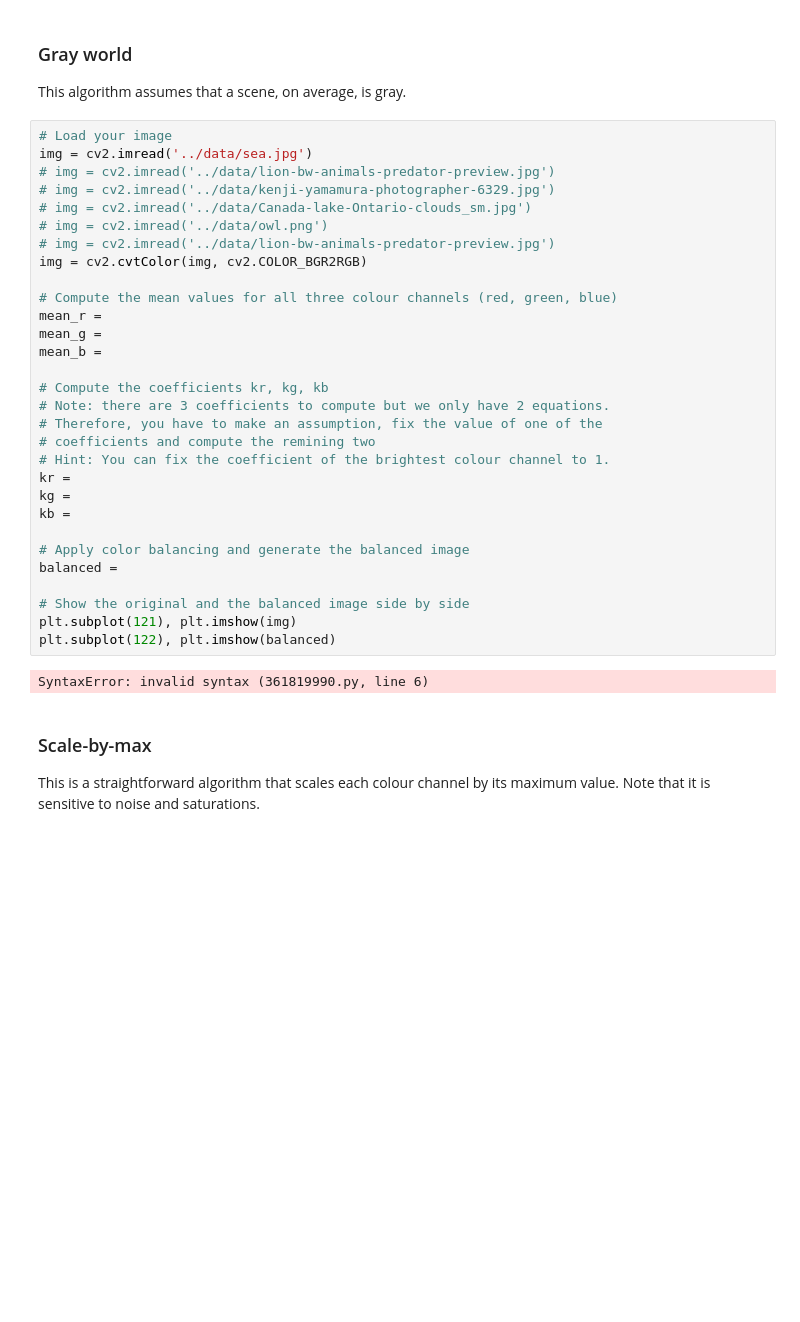
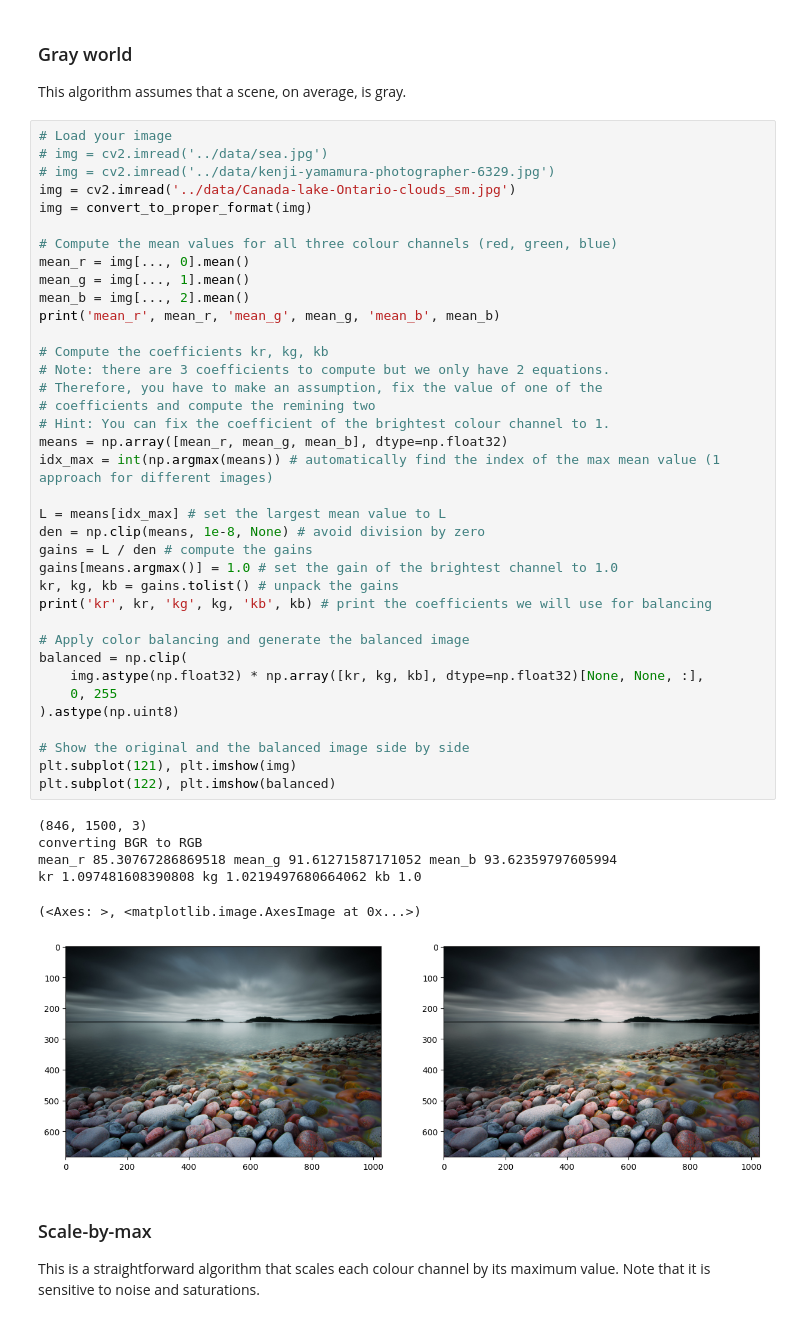
Before and after one commit to Turkevich91/robot_dreams, a Jupyter notebook: lesson_2/homework/Homework.ipynb, the cells around one changed output. Cells and saved outputs as stored; diff of their text form; blank space fills up the shorter version.

```diff
--- a/lesson_2/homework/Homework.ipynb
+++ b/lesson_2/homework/Homework.ipynb
@@ -80,36 +78,48 @@ plt.subplot(122), plt.imshow(balanced)
 This algorithm assumes that a scene, on average, is gray.
 # %%
 # Load your image
-img = cv2.imread('../data/sea.jpg')
-# img = cv2.imread('../data/lion-bw-animals-predator-preview.jpg')
+# img = cv2.imread('../data/sea.jpg')
 # img = cv2.imread('../data/kenji-yamamura-photographer-6329.jpg')
-# img = cv2.imread('../data/Canada-lake-Ontario-clouds_sm.jpg')
-# img = cv2.imread('../data/owl.png')
-# img = cv2.imread('../data/lion-bw-animals-predator-preview.jpg')
-img = cv2.cvtColor(img, cv2.COLOR_BGR2RGB)
+img = cv2.imread('../data/Canada-lake-Ontario-clouds_sm.jpg')
+img = convert_to_proper_format(img)
 
 # Compute the mean values for all three colour channels (red, green, blue)
-mean_r =
-mean_g =
-mean_b =
+mean_r = img[..., 0].mean()
+mean_g = img[..., 1].mean()
+mean_b = img[..., 2].mean()
+print('mean_r', mean_r, 'mean_g', mean_g, 'mean_b', mean_b)
 
 # Compute the coefficients kr, kg, kb
 # Note: there are 3 coefficients to compute but we only have 2 equations.
 # Therefore, you have to make an assumption, fix the value of one of the
 # coefficients and compute the remining two
 # Hint: You can fix the coefficient of the brightest colour channel to 1.
-kr =
-kg =
-kb =
+means = np.array([mean_r, mean_g, mean_b], dtype=np.float32)
+idx_max = int(np.argmax(means)) # automatically find the index of the max mean value (1 approach for different images)
+
+L = means[idx_max] # set the largest mean value to L
+den = np.clip(means, 1e-8, None) # avoid division by zero
+gains = L / den # compute the gains
+gains[means.argmax()] = 1.0 # set the gain of the brightest channel to 1.0
+kr, kg, kb = gains.tolist() # unpack the gains
+print('kr', kr, 'kg', kg, 'kb', kb) # print the coefficients we will use for balancing
 
 # Apply color balancing and generate the balanced image
-balanced =
+balanced = np.clip(
+    img.astype(np.float32) * np.array([kr, kg, kb], dtype=np.float32)[None, None, :],
+    0, 255
+).astype(np.uint8)
 
 # Show the original and the balanced image side by side
 plt.subplot(121), plt.imshow(img)
 plt.subplot(122), plt.imshow(balanced)
 # %% [output]
-SyntaxError: invalid syntax (361819990.py, line 6)
+(846, 1500, 3)
+converting BGR to RGB
+mean_r 85.30767286869518 mean_g 91.61271587171052 mean_b 93.62359797605994
+kr 1.097481608390808 kg 1.0219497680664062 kb 1.0
+(<Axes: >, <matplotlib.image.AxesImage at 0x...>)
+[figure, added]
 # %% [markdown]
 ### Scale-by-max
 This is a straightforward algorithm that scales each colour channel by its maximum value. Note that it is sensitive to noise and saturations.
```
Also changed, not shown: parts of 3 cells of this notebook, 2 other files.
